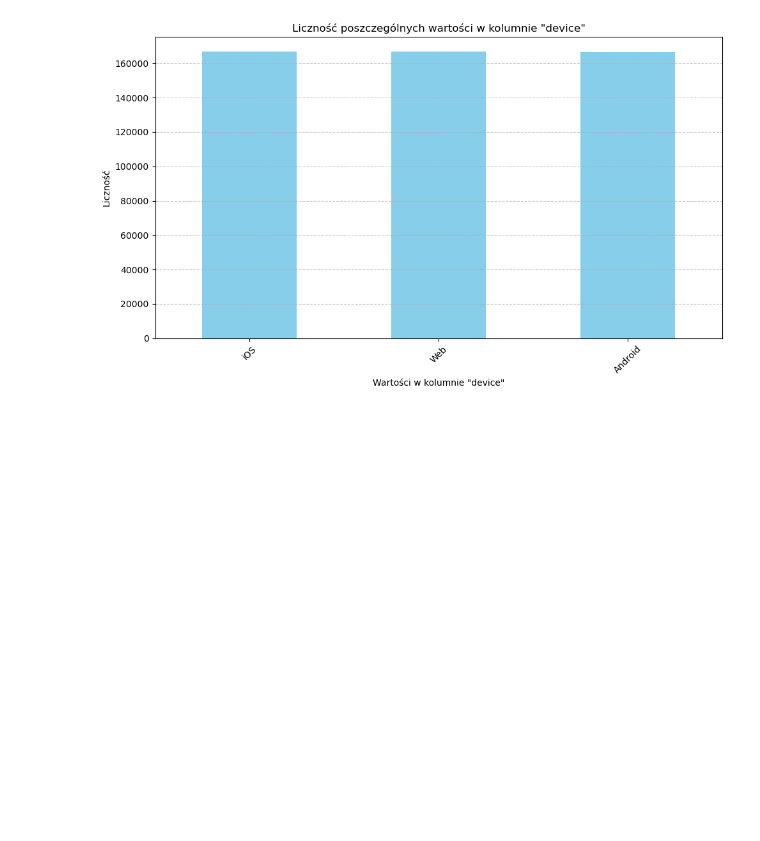
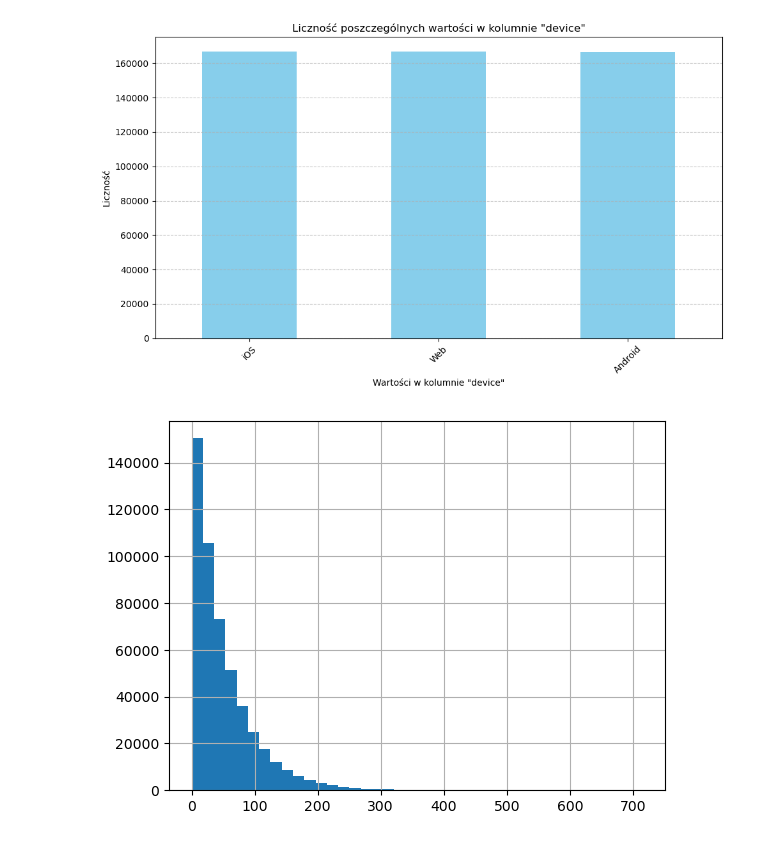
Before and after one commit to AleksanderWWW/gen-z4ikers, a Jupyter notebook: eda.ipynb, the cells around one changed output. Cells and saved outputs as stored; diff of their text form; code cells hidden in the pictures; blank space fills up the shorter version.

Commit message:
EDA: szukam outliers w amount

```diff
--- a/eda.ipynb
+++ b/eda.ipynb
@@ -32,0 +40,8 @@ plt.show()
+# %%
+file_path = 'C:/Users/anton/OneDrive/Pulpit/Mastercard/Master/merged.csv'
+df = pd.read_csv(file_path)
+# %%
+df['amount'].hist(bins=40)
+plt.show()
+# %% [output]
+[figure, added]
```
Also changed, not shown: parts of 10 cells of this notebook.
